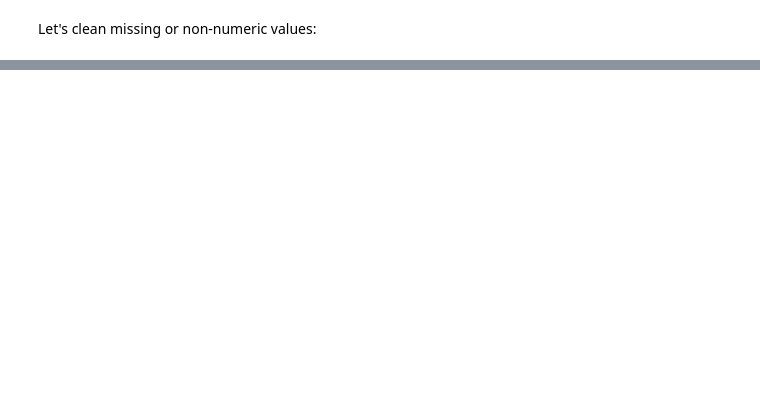
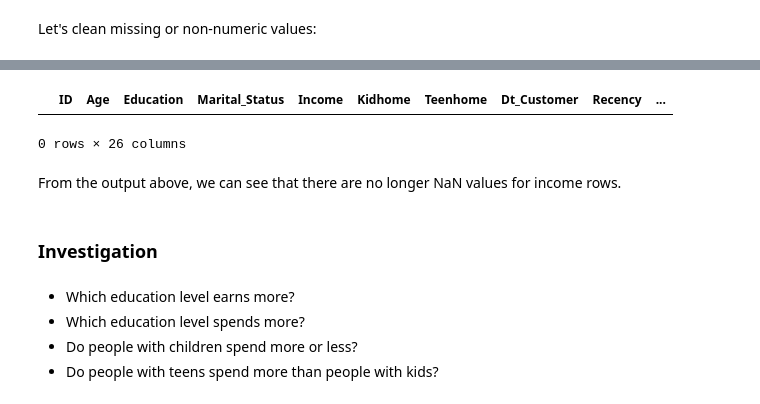
Before and after one commit to lauxpaux/CustomerSegmentation, a Jupyter notebook: customer_segmentation.ipynb, the cells around one changed output, grey strips where cells are left out. Drawn from its saved outputs; the diff is of its cells as text; code cells hidden in the pictures; blank space fills up the shorter version.

```diff
--- a/customer_segmentation.ipynb
+++ b/customer_segmentation.ipynb
@@ -502,0 +534,15 @@ Can you have a teenager if you are younger than___
+# %%
+df['Income'].fillna(df['Income'].median(), inplace=True)
+df.loc[df['Income'].isnull()]
+# %% [output]
+|  | ID | Age | Education | Marital_Status | Income | Kidhome | Teenhome | Dt_Customer | Recency | ... |
+0 rows × 26 columns
+# %% [markdown]
+From the output above, we can see that there are no longer NaN values for income rows.
+# %% [markdown]
+### Investigation
+# %% [markdown]
+* Which education level earns more?
+* Which education level spends more?
+* Do people with children spend more or less?
+* Do people with teens spend more than people with kids?
```
Also changed, not shown: parts of 13 cells of this notebook.
